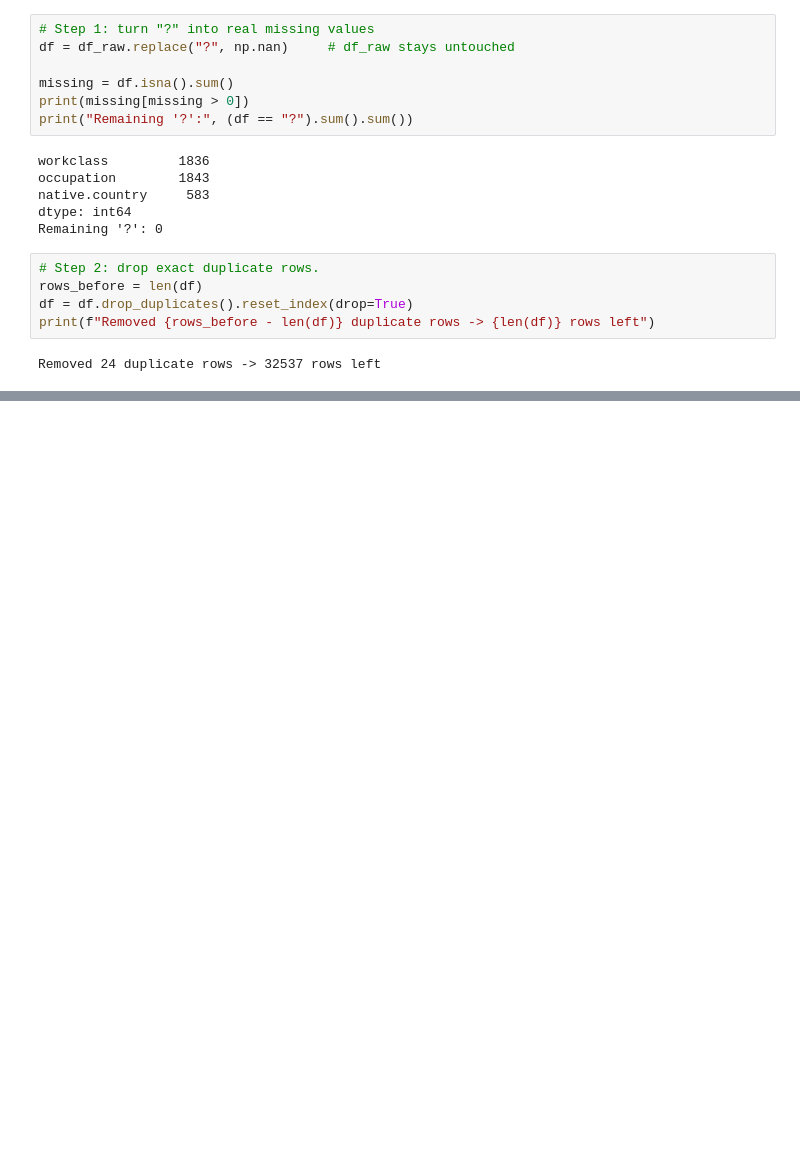
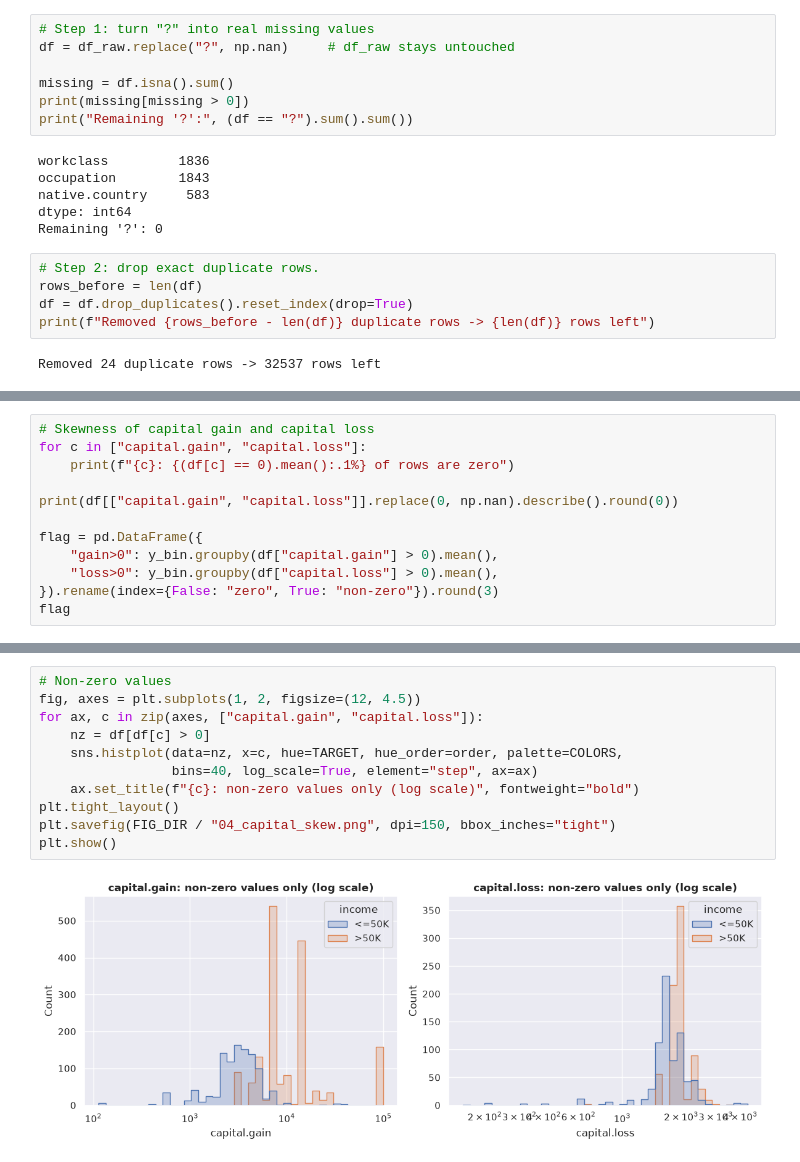
Before and after one commit to isapour0/adult-census-income, a Jupyter notebook: notebooks/adult-census-income.ipynb, the cells around one changed output, grey strips where cells are left out. Drawn from its saved outputs; the diff is of its cells as text; blank space fills up the shorter version.

```diff
--- a/notebooks/adult-census-income.ipynb
+++ b/notebooks/adult-census-income.ipynb
@@ -368,0 +525,12 @@ print(df.shape)
+# %%
+# Skewness of capital gain and capital loss
+for c in ["capital.gain", "capital.loss"]:
+    print(f"{c}: {(df[c] == 0).mean():.1%} of rows are zero")
+
+print(df[["capital.gain", "capital.loss"]].replace(0, np.nan).describe().round(0))
+
+flag = pd.DataFrame({
+    "gain>0": y_bin.groupby(df["capital.gain"] > 0).mean(),
+    "loss>0": y_bin.groupby(df["capital.loss"] > 0).mean(),
+}).rename(index={False: "zero", True: "non-zero"}).round(3)
+flag
@@ -368,0 +552,13 @@ print(df.shape)
+# %%
+# Non-zero values
+fig, axes = plt.subplots(1, 2, figsize=(12, 4.5))
+for ax, c in zip(axes, ["capital.gain", "capital.loss"]):
+    nz = df[df[c] > 0]
+    sns.histplot(data=nz, x=c, hue=TARGET, hue_order=order, palette=COLORS,
+                 bins=40, log_scale=True, element="step", ax=ax)
+    ax.set_title(f"{c}: non-zero values only (log scale)", fontweight="bold")
+plt.tight_layout()
+plt.savefig(FIG_DIR / "04_capital_skew.png", dpi=150, bbox_inches="tight")
+plt.show()
+# %% [output]
+[figure, added]
```
Also changed, not shown: parts of 10 cells of this notebook, 4 other files.
